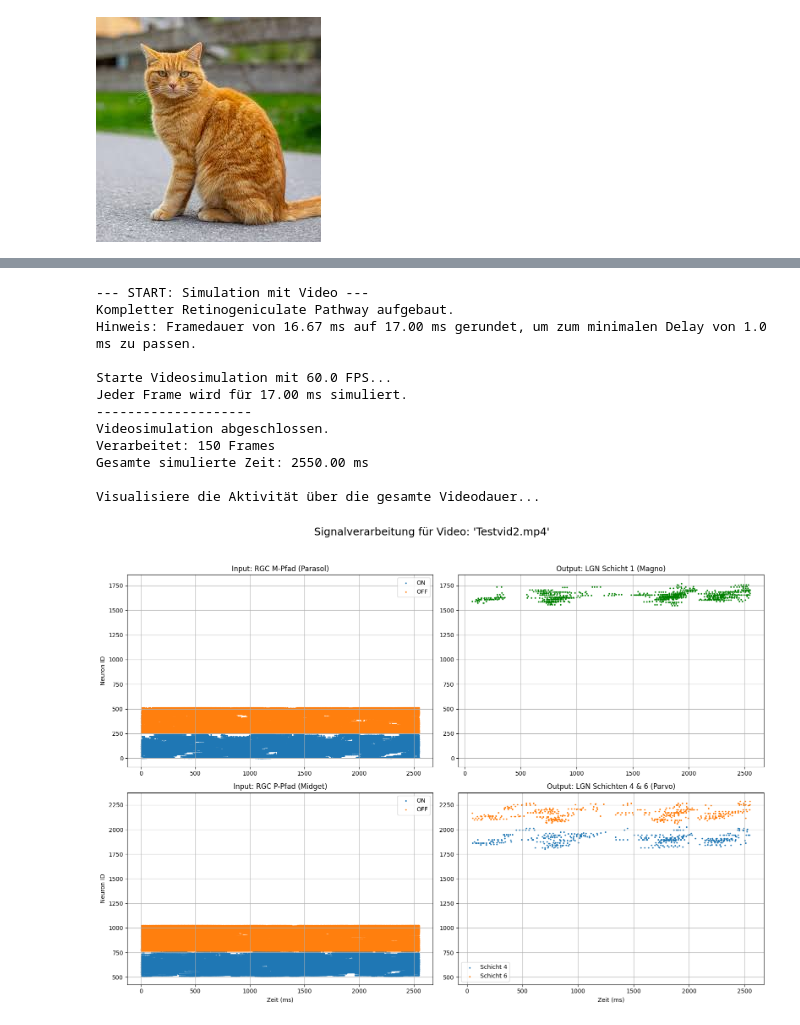
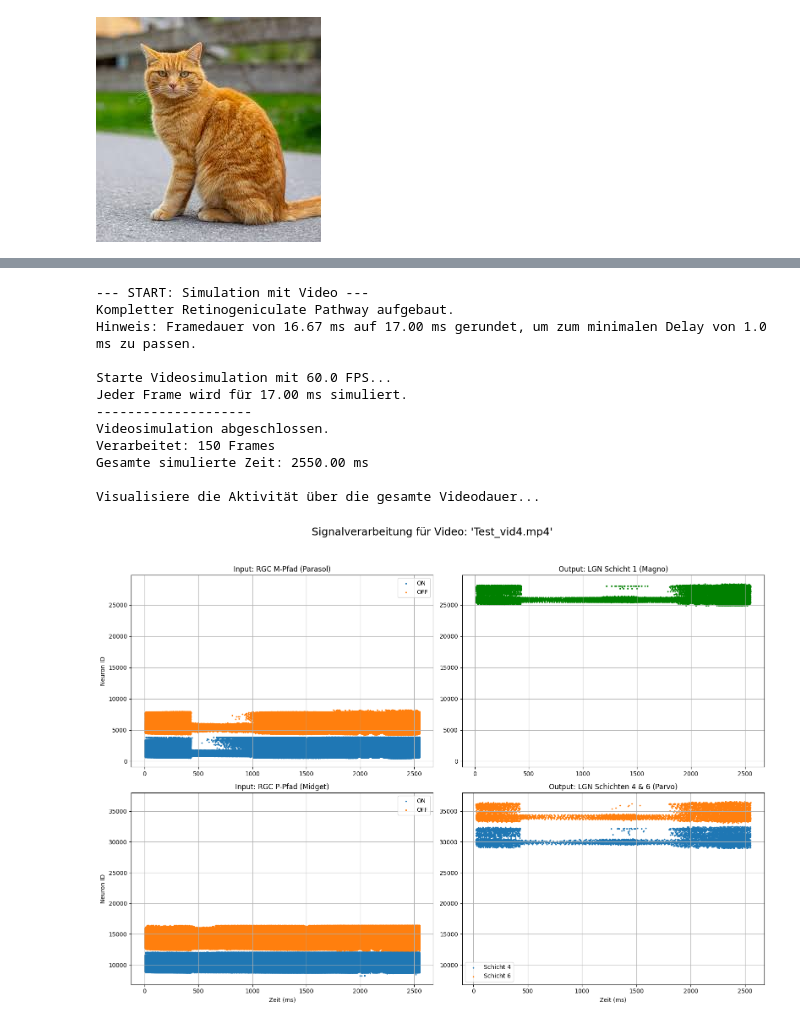
Before and after one commit to Yinsalt/Visual-Cortex, a Jupyter notebook: RET_2_LGN_2_V1.ipynb, the cells around one changed output, grey strips where cells are left out. Drawn from its saved outputs; the diff is of its cells as text; code cells hidden in the pictures.

Commit message:
Add files via upload
add a few video examples as test

```diff
--- a/RET_2_LGN_2_V1.ipynb
+++ b/RET_2_LGN_2_V1.ipynb
@@ -9,7 +9,7 @@ nest.set_verbosity("M_WARNING")
 
 params_parasol = {"tau_m": 8.0, "V_th": -52.0, "tau_syn_ex": 0.8}
 params_midget = {"tau_m": 15.0, "V_th": -50.0, "tau_syn_ex": 1.5}
-gsl = 16
+gsl = 64
 grid_extent = [float(gsl), float(gsl)]
 grid_shape = [gsl, gsl]
 # %% [output]
@@ -260,7 +260,6 @@ Simulation abgeschlossen.
 # %%
 nest.ResetKernel()
 # Grid-Parameter
-gsl = 16
 grid_shape = [gsl, gsl]
 grid_extent = [float(gsl), float(gsl)]
 retina = create_retina_layer(grid_shape, grid_extent, params_midget, params_parasol)
@@ -400,7 +591,7 @@ def simulate_with_video(video_path, pathway, target_size, fps=60.0):
 print("\n\n--- START: Simulation mit Video ---")
 nest.ResetKernel()
 
-gsl = 16
+
 grid_shape = [gsl, gsl]
 grid_extent = [float(gsl), float(gsl)]
 params_rrc = {
@@ -422,7 +613,7 @@ conn_specs_ret_lgn = {
 pathway_video = build_retinogeniculate_pathway(grid_shape, grid_extent, params_rrc, params_lgn, conn_specs_ret_lgn)
 
 
-video_file = "Testvid2.mp4"
+video_file = "Test_vid4.mp4"
 try:
     simulate_with_video(video_file, pathway_video, target_size=gsl, fps=60.0)
 
@@ -462,31 +653,31 @@ try:
 
     # Plot für LGN P-Pfad
     ax4 = plt.subplot(2, 2, 4, sharey=ax3)
     rec_4 = pathway_video["lgn"]["recorders"]["layer_4_parvo"]
     rec_6 = pathway_video["lgn"]["recorders"]["layer_6_parvo"]
     ax4.scatter(nest.GetStatus(rec_4, "events")[0]['times'], nest.GetStatus(rec_4, "events")[0]['senders'], marker='.', s=10, label='Schicht 4')
     ax4.scatter(nest.GetStatus(rec_6, "events")[0]['times'], nest.GetStatus(rec_6, "events")[0]['senders'], marker='.', s=10, label='Schicht 6')
     ax4.set_title("Output: LGN Schichten 4 & 6 (Parvo)")
     ax4.set_xlabel("Zeit (ms)")
     ax4.legend()
     ax4.grid(True)
 
     plt.tight_layout(rect=[0, 0.03, 1, 0.95])
     plt.show()
 
 except FileNotFoundError:
     print(f"\nFEHLER: Die Videodatei '{video_file}' wurde nicht gefunden. Bitte stellen Sie sicher, dass sie im selben Verzeichnis wie Ihr Notebook liegt.")
 # %% [output]
 --- START: Simulation mit Video ---
 Kompletter Retinogeniculate Pathway aufgebaut.
 Hinweis: Framedauer von 16.67 ms auf 17.00 ms gerundet, um zum minimalen Delay von 1.0 ms zu passen.
 
 Starte Videosimulation mit 60.0 FPS...
 Jeder Frame wird für 17.00 ms simuliert.
 --------------------
 Videosimulation abgeschlossen.
 Verarbeitet: 150 Frames
 Gesamte simulierte Zeit: 2550.00 ms
 
 Visualisiere die Aktivität über die gesamte Videodauer...
-[figure, old version]
+[figure, new version]
```
Also changed, not shown: parts of 6 cells of this notebook.
